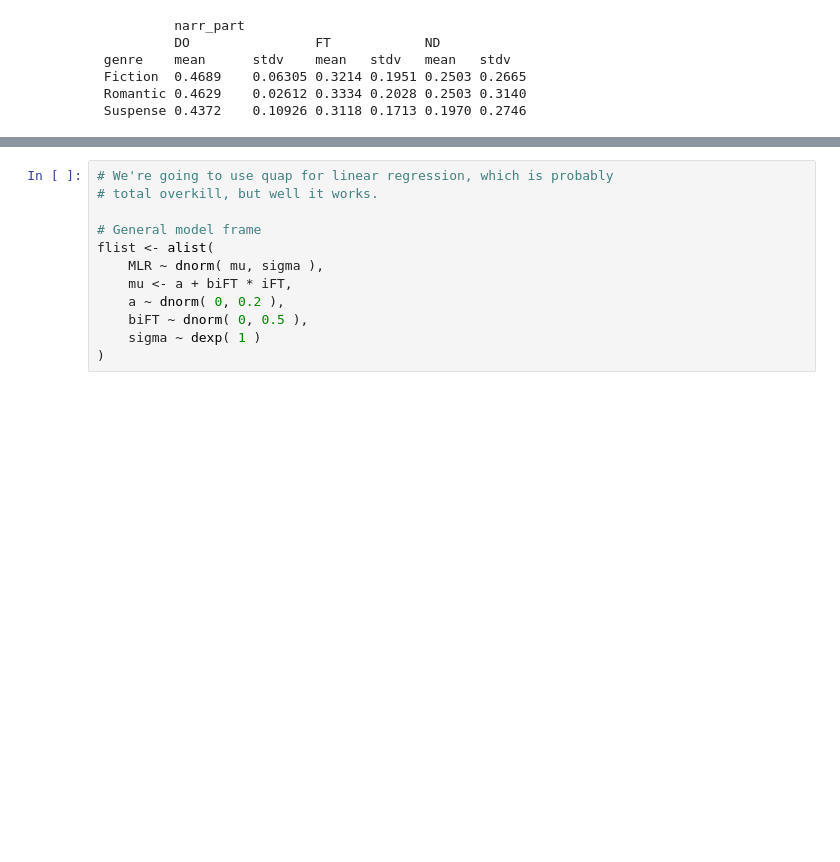
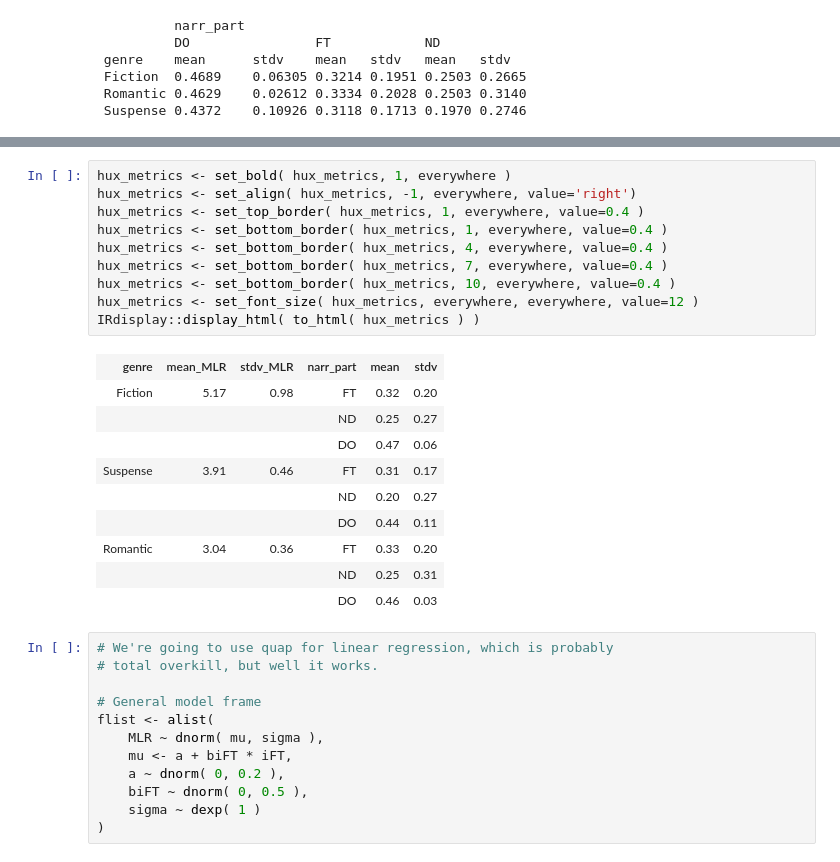
Before and after one commit to jorisvanzundert/riddle_ikindex, a Jupyter notebook: notebook/I-index.ipynb, the cells around one changed output, grey strips where cells are left out. Drawn from its saved outputs; the diff is of its cells as text; blank space fills up the shorter version.

```diff
--- a/notebook/I-index.ipynb
+++ b/notebook/I-index.ipynb
@@ -91,3 +147,24 @@ tabular( Factor(genre) ~ Factor(narr_part) * ( Heading() * do_nothing * mean + H
+# %%
+hux_metrics <- set_bold( hux_metrics, 1, everywhere )
+hux_metrics <- set_align( hux_metrics, -1, everywhere, value='right')
+hux_metrics <- set_top_border( hux_metrics, 1, everywhere, value=0.4 )
+hux_metrics <- set_bottom_border( hux_metrics, 1, everywhere, value=0.4 )
+hux_metrics <- set_bottom_border( hux_metrics, 4, everywhere, value=0.4 )
+hux_metrics <- set_bottom_border( hux_metrics, 7, everywhere, value=0.4 )
+hux_metrics <- set_bottom_border( hux_metrics, 10, everywhere, value=0.4 )
+hux_metrics <- set_font_size( hux_metrics, everywhere, everywhere, value=12 )
+IRdisplay::display_html( to_html( hux_metrics ) )
+# %% [output]
+| genre | mean_MLR | stdv_MLR | narr_part | mean | stdv |
+| Fiction | 5.17 | 0.98 | FT | 0.32 | 0.20 |
+|  |  |  | ND | 0.25 | 0.27 |
+|  |  |  | DO | 0.47 | 0.06 |
+| Suspense | 3.91 | 0.46 | FT | 0.31 | 0.17 |
+|  |  |  | ND | 0.20 | 0.27 |
+|  |  |  | DO | 0.44 | 0.11 |
+| Romantic | 3.04 | 0.36 | FT | 0.33 | 0.20 |
+|  |  |  | ND | 0.25 | 0.31 |
+|  |  |  | DO | 0.46 | 0.03 |
 # %%
 # We're going to use quap for linear regression, which is probably
 # total overkill, but well it works.
```
Also changed, not shown: parts of 5 cells of this notebook, 2 other files.
